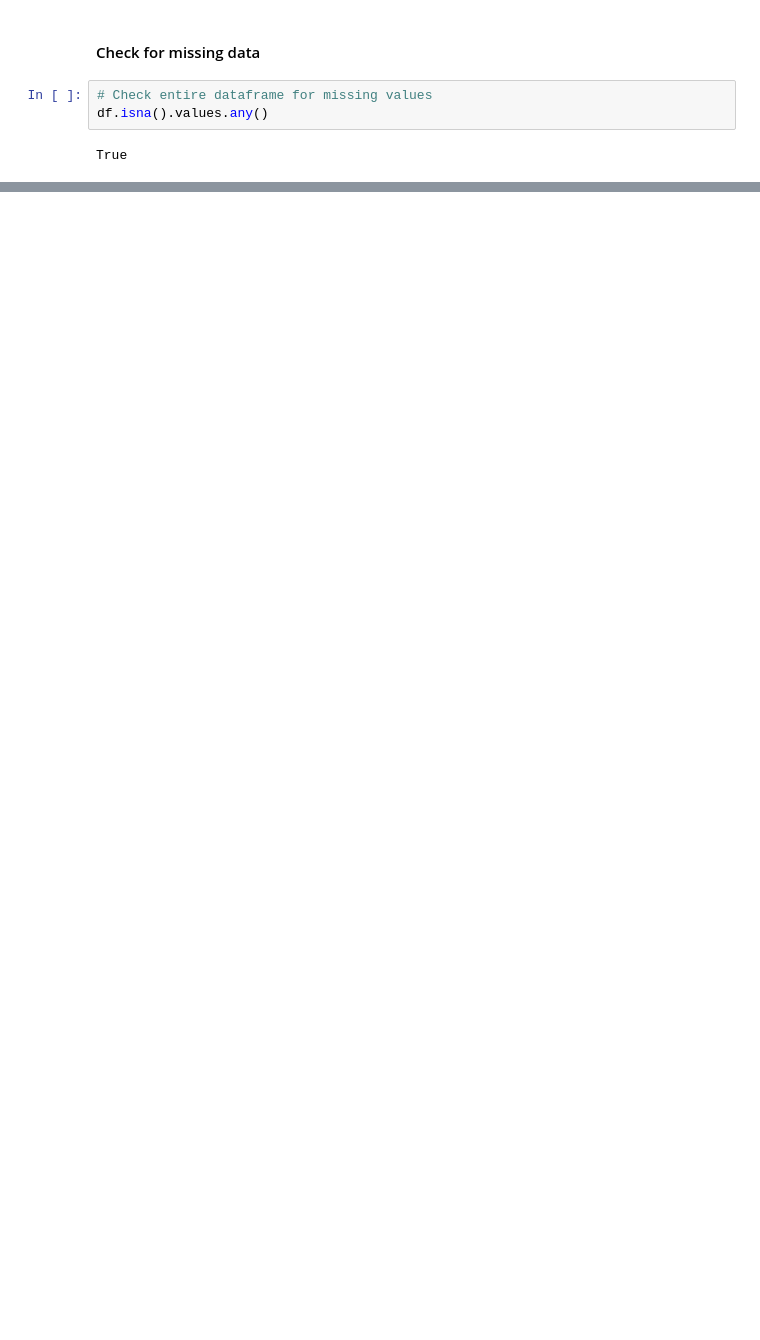
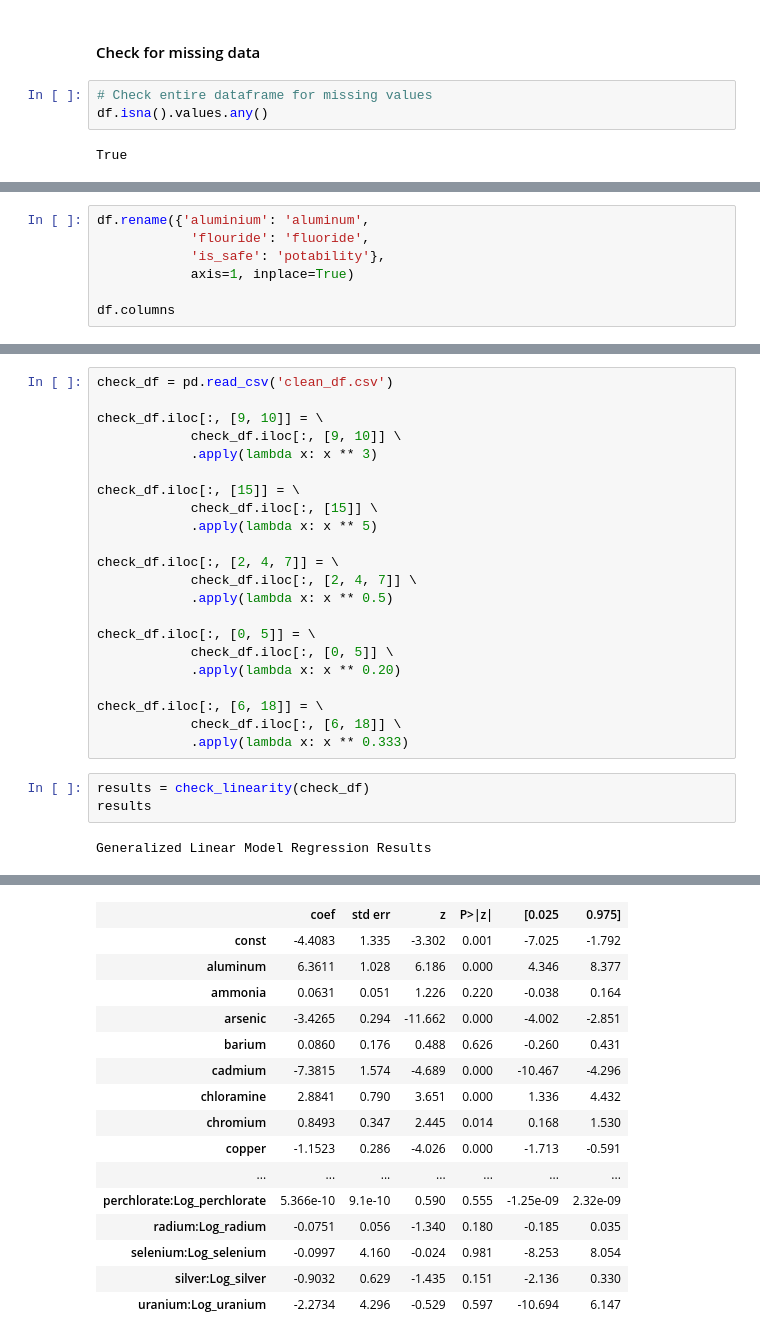
Before and after one commit to LucyDykhouse/data-solutions-capstone, a Jupyter notebook: Data Wrangling.ipynb, the cells around one changed output, grey strips where cells are left out. Saved outputs shown, nothing was run; the diff lists cells and outputs as text; blank space fills up the shorter version.

```diff
--- a/Data Wrangling.ipynb
+++ b/Data Wrangling.ipynb
@@ -90,0 +171,7 @@ df.isna().any(axis=1).sum()
+# %%
+df.rename({'aluminium': 'aluminum',
+            'flouride': 'fluoride',
+            'is_safe': 'potability'},
+            axis=1, inplace=True)
+
+df.columns
@@ -196,0 +273,27 @@ cont_df.head()
+# %%
+check_df = pd.read_csv('clean_df.csv')
+
+check_df.iloc[:, [9, 10]] = \
+            check_df.iloc[:, [9, 10]] \
+            .apply(lambda x: x ** 3)
+
+check_df.iloc[:, [15]] = \
+            check_df.iloc[:, [15]] \
+            .apply(lambda x: x ** 5)
+
+check_df.iloc[:, [2, 4, 7]] = \
+            check_df.iloc[:, [2, 4, 7]] \
+            .apply(lambda x: x ** 0.5)
+
+check_df.iloc[:, [0, 5]] = \
+            check_df.iloc[:, [0, 5]] \
+            .apply(lambda x: x ** 0.20)
+
+check_df.iloc[:, [6, 18]] = \
+            check_df.iloc[:, [6, 18]] \
+            .apply(lambda x: x ** 0.333)
+# %%
+results = check_linearity(check_df)
+results
+# %% [output]
+Generalized Linear Model Regression Results
@@ -196,0 +309,16 @@ cont_df.head()
+|  | coef | std err | z | P>|z| | [0.025 | 0.975] |
+| const | -4.4083 | 1.335 | -3.302 | 0.001 | -7.025 | -1.792 |
+| aluminum | 6.3611 | 1.028 | 6.186 | 0.000 | 4.346 | 8.377 |
+| ammonia | 0.0631 | 0.051 | 1.226 | 0.220 | -0.038 | 0.164 |
+| arsenic | -3.4265 | 0.294 | -11.662 | 0.000 | -4.002 | -2.851 |
+| barium | 0.0860 | 0.176 | 0.488 | 0.626 | -0.260 | 0.431 |
+| cadmium | -7.3815 | 1.574 | -4.689 | 0.000 | -10.467 | -4.296 |
+| chloramine | 2.8841 | 0.790 | 3.651 | 0.000 | 1.336 | 4.432 |
+| chromium | 0.8493 | 0.347 | 2.445 | 0.014 | 0.168 | 1.530 |
+| copper | -1.1523 | 0.286 | -4.026 | 0.000 | -1.713 | -0.591 |
+| ... | ... | ... | ... | ... | ... | ... |
+| perchlorate:Log_perchlorate | 5.366e-10 | 9.1e-10 | 0.590 | 0.555 | -1.25e-09 | 2.32e-09 |
+| radium:Log_radium | -0.0751 | 0.056 | -1.340 | 0.180 | -0.185 | 0.035 |
+| selenium:Log_selenium | -0.0997 | 4.160 | -0.024 | 0.981 | -8.253 | 8.054 |
+| silver:Log_silver | -0.9032 | 0.629 | -1.435 | 0.151 | -2.136 | 0.330 |
+| uranium:Log_uranium | -2.2734 | 4.296 | -0.529 | 0.597 | -10.694 | 6.147 |
```
Also changed, not shown: parts of 58 cells of this notebook, 1 other file.
